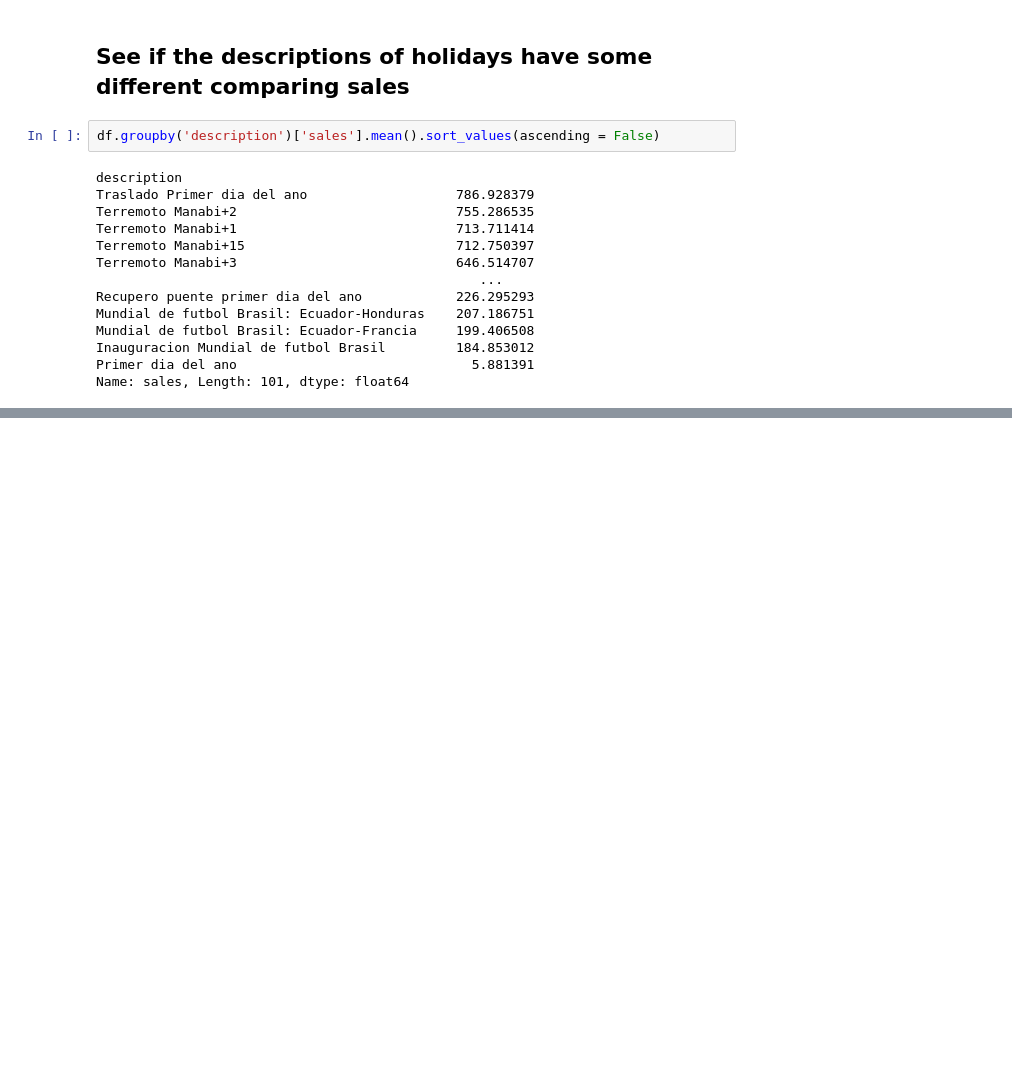
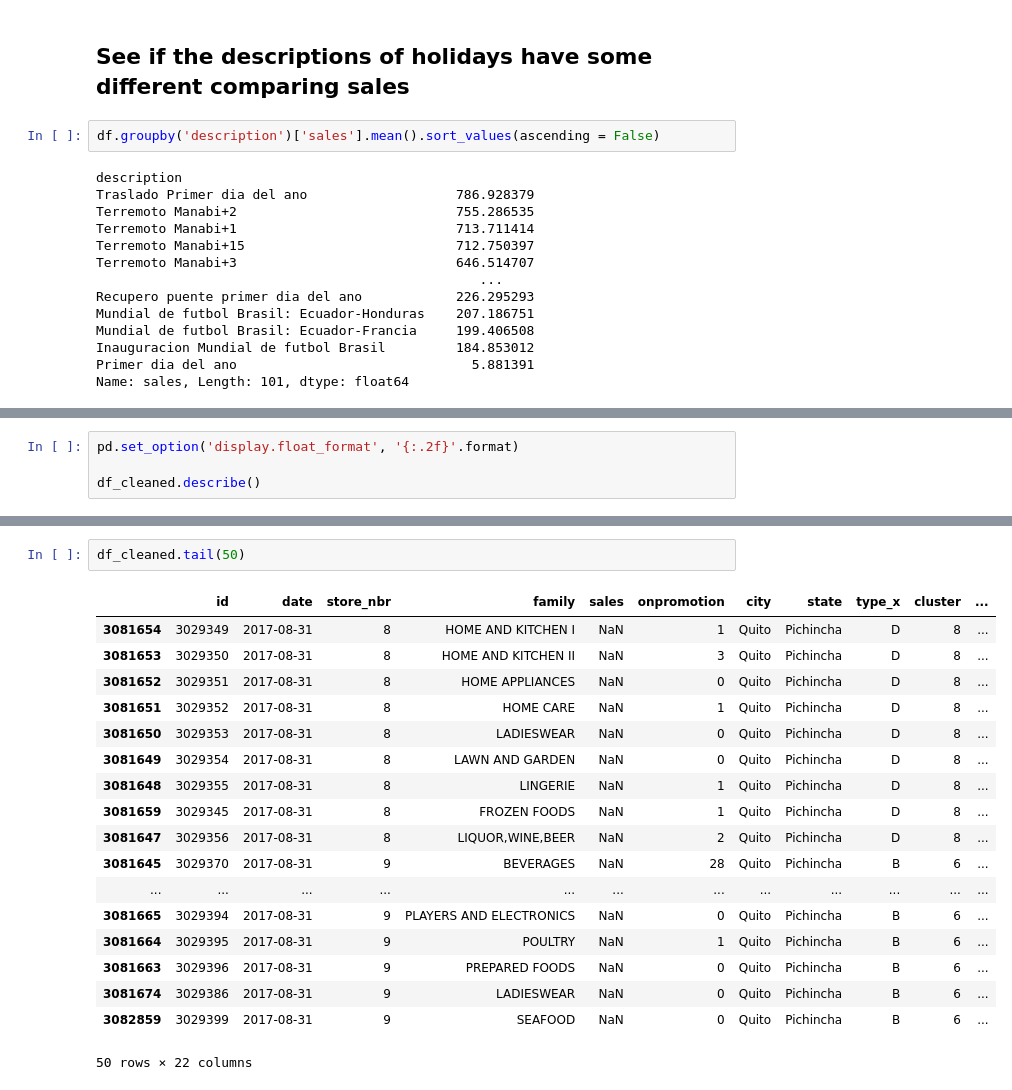
Before and after one commit to thvieira1/Store-Sales---Time-Series-Forecasting---Kaggle-Competition, a Jupyter notebook: exploration.ipynb, the cells around one changed output, grey strips where cells are left out. Drawn from its saved outputs; the diff is of its cells as text; blank space fills up the shorter version.

```diff
--- a/exploration.ipynb
+++ b/exploration.ipynb
@@ -408,0 +468,4 @@ Name: sales, Length: 101, dtype: float64
+# %%
+pd.set_option('display.float_format', '{:.2f}'.format)
+
+df_cleaned.describe()
@@ -408,0 +482,21 @@ Name: sales, Length: 101, dtype: float64
+# %%
+df_cleaned.tail(50)
+# %% [output]
+|  | id | date | store_nbr | family | sales | onpromotion | city | state | type_x | cluster | ... |
+| 3081654 | 3029349 | 2017-08-31 | 8 | HOME AND KITCHEN I | NaN | 1 | Quito | Pichincha | D | 8 | ... |
+| 3081653 | 3029350 | 2017-08-31 | 8 | HOME AND KITCHEN II | NaN | 3 | Quito | Pichincha | D | 8 | ... |
+| 3081652 | 3029351 | 2017-08-31 | 8 | HOME APPLIANCES | NaN | 0 | Quito | Pichincha | D | 8 | ... |
+| 3081651 | 3029352 | 2017-08-31 | 8 | HOME CARE | NaN | 1 | Quito | Pichincha | D | 8 | ... |
+| 3081650 | 3029353 | 2017-08-31 | 8 | LADIESWEAR | NaN | 0 | Quito | Pichincha | D | 8 | ... |
+| 3081649 | 3029354 | 2017-08-31 | 8 | LAWN AND GARDEN | NaN | 0 | Quito | Pichincha | D | 8 | ... |
+| 3081648 | 3029355 | 2017-08-31 | 8 | LINGERIE | NaN | 1 | Quito | Pichincha | D | 8 | ... |
+| 3081659 | 3029345 | 2017-08-31 | 8 | FROZEN FOODS | NaN | 1 | Quito | Pichincha | D | 8 | ... |
+| 3081647 | 3029356 | 2017-08-31 | 8 | LIQUOR,WINE,BEER | NaN | 2 | Quito | Pichincha | D | 8 | ... |
+| 3081645 | 3029370 | 2017-08-31 | 9 | BEVERAGES | NaN | 28 | Quito | Pichincha | B | 6 | ... |
+| ... | ... | ... | ... | ... | ... | ... | ... | ... | ... | ... | ... |
+| 3081665 | 3029394 | 2017-08-31 | 9 | PLAYERS AND ELECTRONICS | NaN | 0 | Quito | Pichincha | B | 6 | ... |
+| 3081664 | 3029395 | 2017-08-31 | 9 | POULTRY | NaN | 1 | Quito | Pichincha | B | 6 | ... |
+| 3081663 | 3029396 | 2017-08-31 | 9 | PREPARED FOODS | NaN | 0 | Quito | Pichincha | B | 6 | ... |
+| 3081674 | 3029386 | 2017-08-31 | 9 | LADIESWEAR | NaN | 0 | Quito | Pichincha | B | 6 | ... |
+| 3082859 | 3029399 | 2017-08-31 | 9 | SEAFOOD | NaN | 0 | Quito | Pichincha | B | 6 | ... |
+50 rows × 22 columns
```
Also changed, not shown: parts of 8 cells of this notebook, 2 other files.
